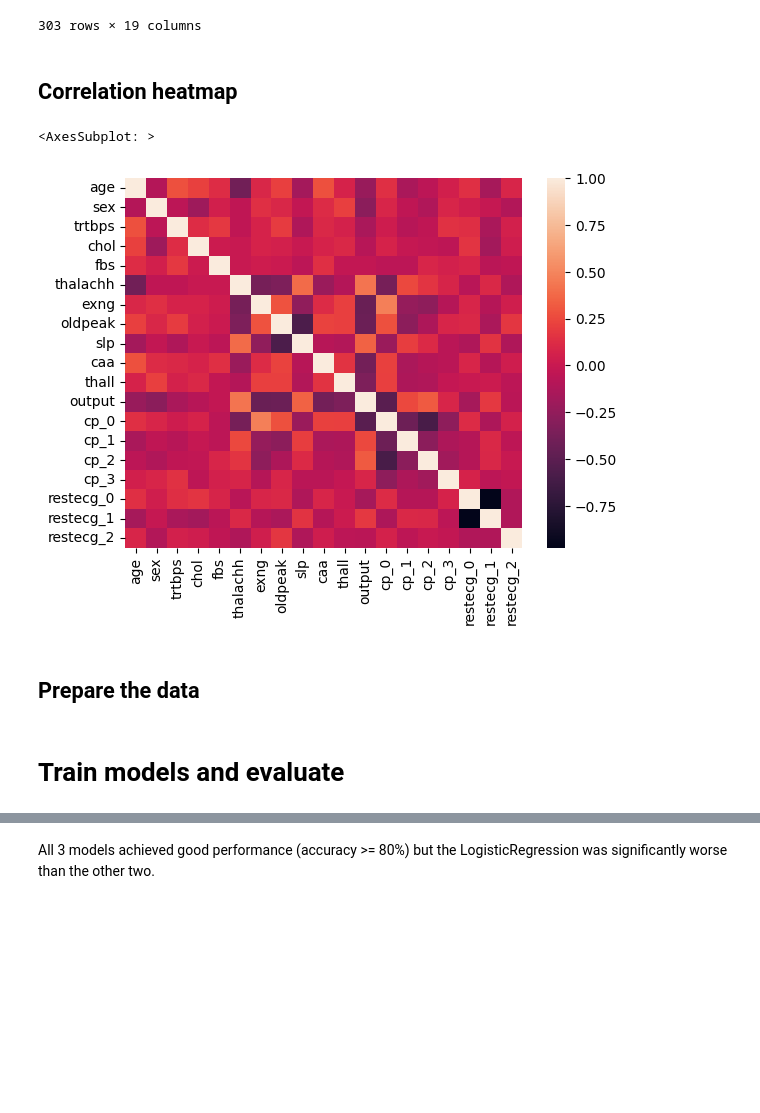
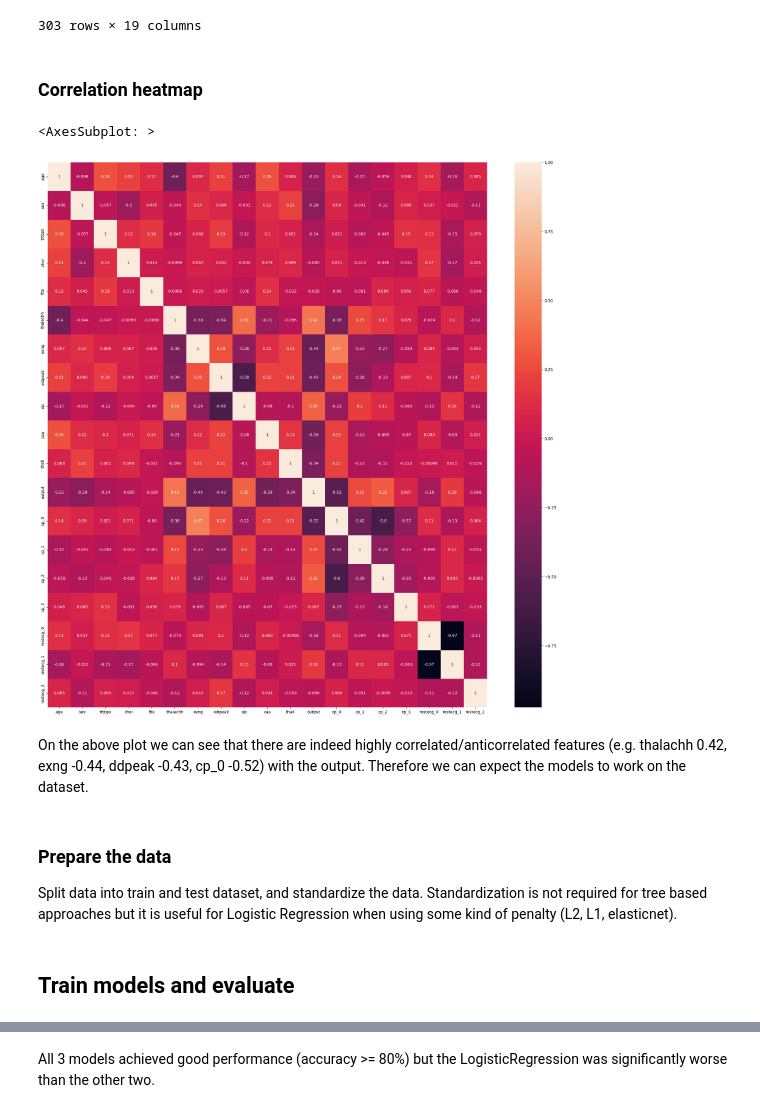
Before and after one commit to mim-uw/eXplainableMachineLearning-2023, a Jupyter notebook: Homeworks/HW1/PawelPawlik/main.ipynb, the cells around one changed output, grey strips where cells are left out. Drawn from its saved outputs; the diff is of its cells as text; code cells hidden in the pictures; blank space fills up the shorter version.

Commit message:
Added more comments + added roc curves

```diff
--- a/Homeworks/HW1/PawelPawlik/main.ipynb
+++ b/Homeworks/HW1/PawelPawlik/main.ipynb
@@ -67,14 +77,20 @@ df
 | 302 | 57 | 0 | 130 | 236 | 0 | 174 | 0 | 0.0 | 1 | 1 | 2 | ... |
 303 rows × 19 columns
 # %% [markdown]
-## Correlation heatmap
+### Correlation heatmap
-# %%
-sns.heatmap(df.corr())
-# %% [output]
-<AxesSubplot: >
-[figure, removed]
-# %% [markdown]
-## Prepare the data
+# %%
+plt.figure(figsize=(25, 25))
+sns.heatmap(df.corr(), annot=True)
+# %% [output]
+<AxesSubplot: >
+[figure, added]
+# %% [markdown]
+On the above plot we can see that there are indeed highly correlated/anticorrelated features (e.g. thalachh 0.42, exng -0.44, ddpeak -0.43, cp_0 -0.52) with the output.
+Therefore we can expect the models to work on the dataset.
+# %% [markdown]
+### Prepare the data
+Split data into train and test dataset, and standardize the data.
+Standardization is not required for tree based approaches but it is useful for Logistic Regression when using some kind of penalty (L2, L1, elasticnet).
 # %%
 scaler = StandardScaler()
 
@@ -84,7 +100,7 @@ X_train, X_test, y_train, y_test = train_test_split(X, y, test_size=0.33, random
 X_train = scaler.fit_transform(X_train)
 X_test = scaler.transform(X_test)
 # %% [markdown]
-# Train models and evaluate
+## Train models and evaluate
 # %%
 models = [GradientBoostingClassifier(), RandomForestClassifier(), LogisticRegression()]
 scores = [accuracy_score, roc_auc_score]
```
Also changed, not shown: parts of 8 cells of this notebook.
